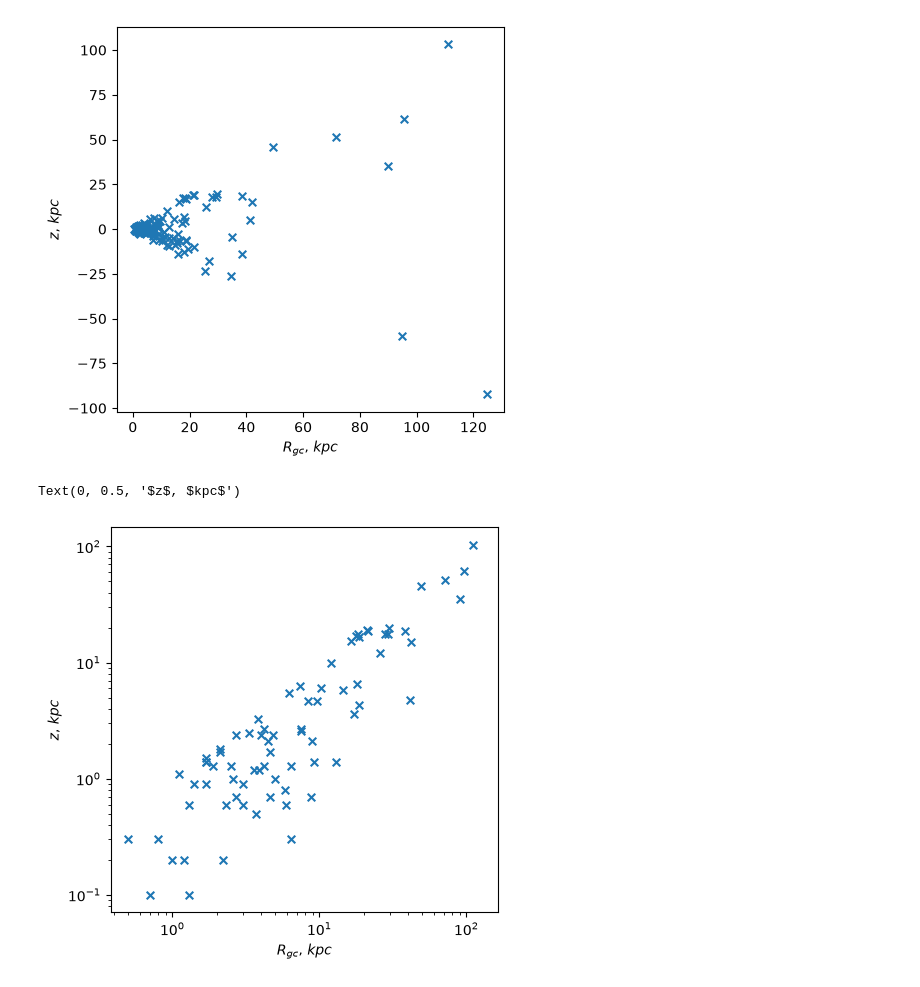
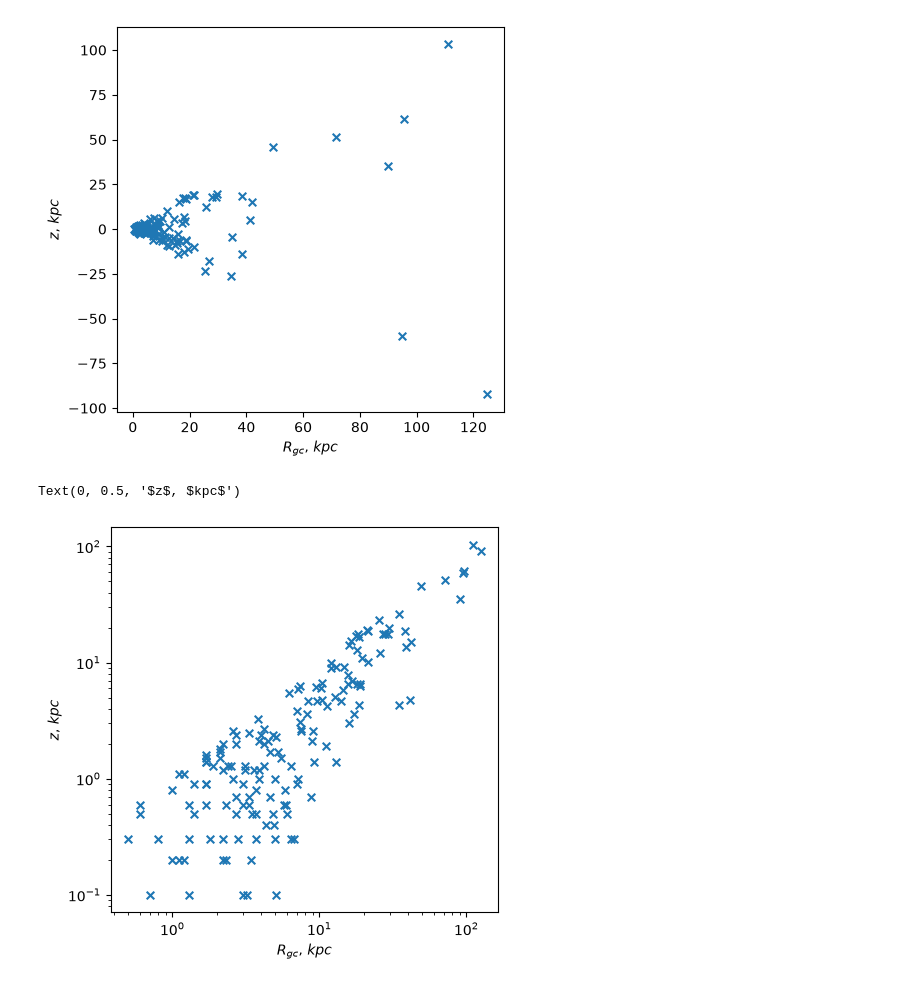
Before and after one commit to stormrealz/PHYS3116_Larawag, a Jupyter notebook: Will's Files/Harris Data Analysis/Clean_ZRgc_Will.ipynb, the cells around one changed output. Cells and saved outputs as stored; diff of their text form; code cells hidden in the pictures.

Commit message:
Improving zR_gc graph with |z| before applying log on z to get more values

```diff
--- a/Will's Files/Harris Data Analysis/Clean_ZRgc_Will.ipynb
+++ b/Will's Files/Harris Data Analysis/Clean_ZRgc_Will.ipynb
@@ -111,13 +112,13 @@ Text(0, 0.5, '$z$, $kpc$')
 [figure]
 # %%
 fig, axes = plt.subplots(1, figsize=(5,5)) #I only need one plot
-cleanFeHvsAge = axes.scatter(harris1_R_gc, harris1_z, marker='x', s=30, cmap='viridis') # plot components
+cleanFeHvsAge = axes.scatter(harris1_R_gc, np.abs(harris1_z), marker='x', s=30, cmap='viridis') # plot components
 
 axes.set_xscale('log')
 axes.set_yscale('log')
 
 axes.set_xlabel('$R_{gc}$, $kpc$') # x-axis label
 axes.set_ylabel('$z$, $kpc$') # y-axis label
 # %% [output]
 Text(0, 0.5, '$z$, $kpc$')
-[figure, old version]
+[figure, new version]
```
Also changed, not shown: parts of 1 cell of this notebook, 3 other files.
